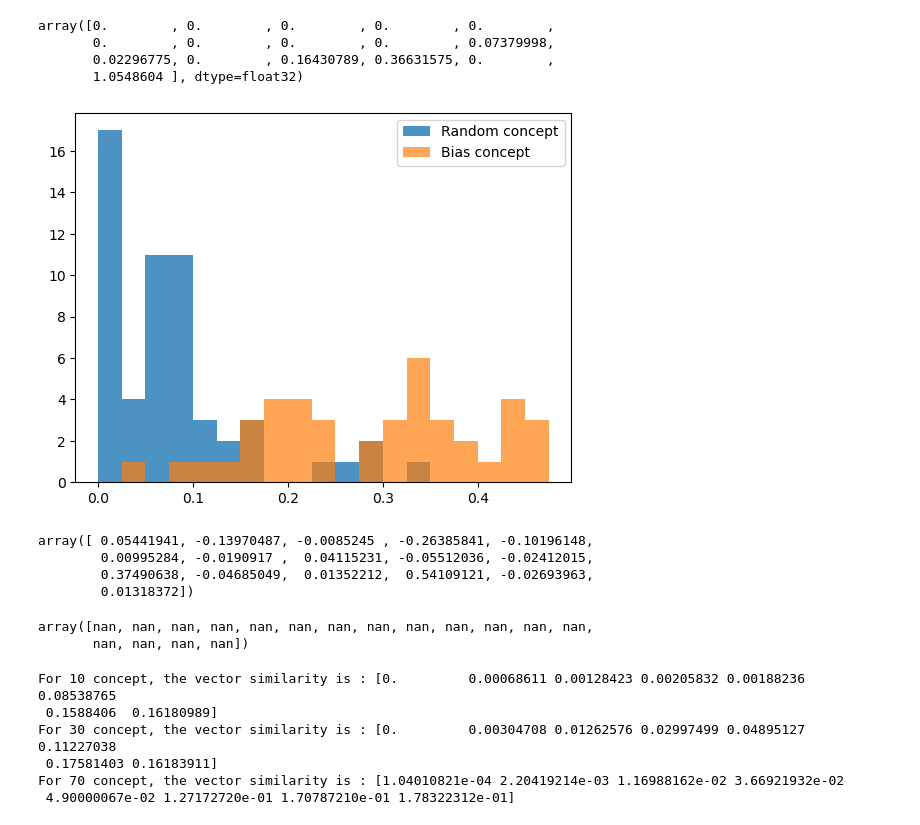
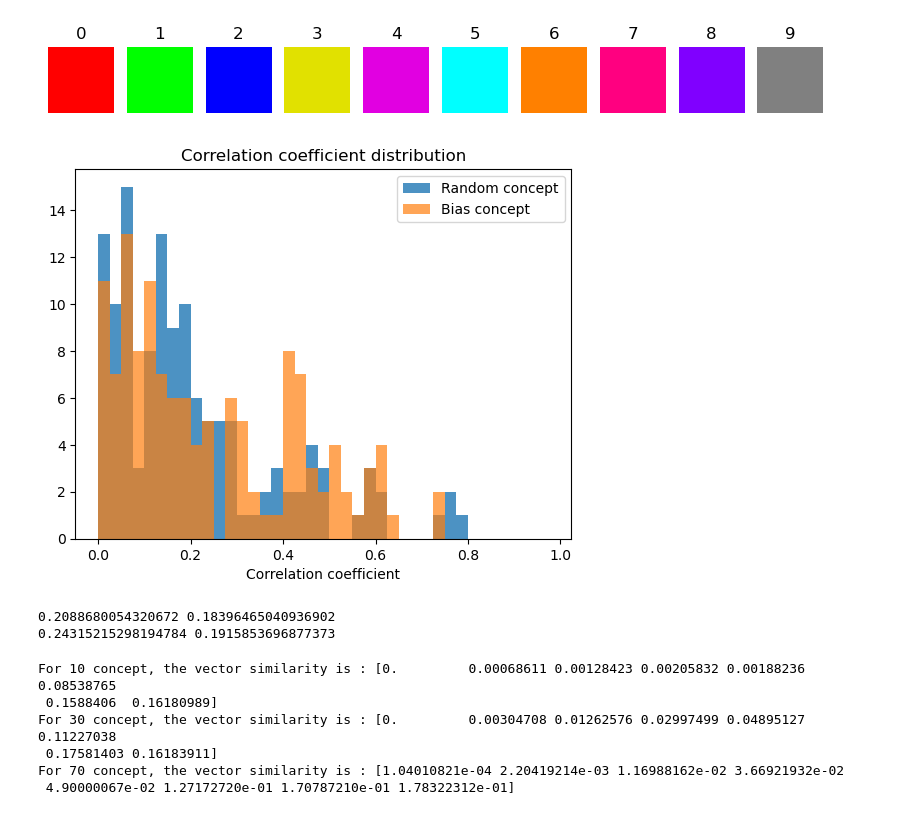
Before and after one commit to vitryt/label-free-bias-identification, a Jupyter notebook: data_recovery.ipynb, the cells around one changed output. Saved outputs shown, nothing was run; the diff lists cells and outputs as text; code cells hidden in the pictures.

```diff
--- a/data_recovery.ipynb
+++ b/data_recovery.ipynb
@@ -294,16 +265,16 @@ plt.show()
 # %%
 concept_amounts = [4, 8, 16, 32]
 patch_sizes = [4, 8, 16, 28]
-concept_id, patch_id = 2, 2
+concept_id, patch_id = 1, 1
 
 all_data = {"h0_distrib":None, "h1_distrib":None}
 patch_size = patch_sizes[patch_id]
 amount_of_concept = concept_amounts[concept_id]
-for exp_id in range(10, 16):
+for exp_id in range(3, 16):
     with open(f"/data/4vitry/models/{exp_name}/bias_{exp_id}_{concept_id}_{patch_id}.pkl", "rb") as f:
         bias_res = pkl.load(f)
     for bias_label in range(10):
-        bias_concept = int(bias_arg[exp_id-10][bias_label][concept_id][patch_id])
+        bias_concept = int(bias_arg[exp_id-3][bias_label][concept_id][patch_id])
         not_bias_concept = list(range(concept_amounts[concept_id]))
         not_bias_concept.pop(bias_concept)
         for real_label, (concepts_without_bias, concepts_with_bias) in bias_res[bias_label].items():
@@ -355,11 +326,11 @@ concept_id, patch_id = 2, 2
 all_data = {"h0_distrib":None, "h1_distrib":None}
 patch_size = patch_sizes[patch_id]
 amount_of_concept = concept_amounts[concept_id]
-for exp_id in range(10, 16):
+for exp_id in range(3, 16):
     with open(f"/data/4vitry/models/{exp_name}/bias_{exp_id}_{concept_id}_{patch_id}.pkl", "rb") as f:
         bias_res = pkl.load(f)
     for bias_label in range(10):
-        bias_concept = int(bias_arg[exp_id-10][bias_label][concept_id][patch_id])
+        bias_concept = int(bias_arg[exp_id-3][bias_label][concept_id][patch_id])
         not_bias_concept = list(range(concept_amounts[concept_id]))
         not_bias_concept.pop(bias_concept)
         for real_label, (concepts_without_bias, concepts_with_bias) in bias_res[bias_label].items():
@@ -372,61 +343,57 @@ for exp_id in range(10, 16):
                 else:
                     all_data[exp_type]["bias_concept"] = np.concatenate([all_data[exp_type]["bias_concept"], bias_data])
                     all_data[exp_type]["non_bias_concept"] = np.concatenate([all_data[exp_type]["non_bias_concept"],not_bias_data])
-# %%
-with open(f"/data/4vitry/models/{exp_name}/correlation_{exp_id}_{concept_id}_{patch_id}.pkl", "rb") as f:
-    bias_res = pkl.load(f)
-bias_res[0][0][0]
-# %% [output]
-array([0.        , 0.        , 0.        , 0.        , 0.        ,
-       0.        , 0.        , 0.        , 0.        , 0.07379998,
-       0.02296775, 0.        , 0.16430789, 0.36631575, 0.        ,
-       1.0548604 ], dtype=float32)
+# %%
+COLOUR_MAP = [[255, 0, 0], [0, 255, 0], [0, 0, 255], [225, 225, 0], [225, 0, 225],
+                  [0, 255, 255], [255, 128, 0], [255, 0, 128], [128, 0, 255], [128, 128, 128]]
+fig, axes = plt.subplots(1,10, figsize=(10,10))
+for label, color in enumerate(COLOUR_MAP):
+    axes[label].set_axis_off()
+    axes[label].set_title(loc="center", label=f"{label}")
+    axes[label].imshow([[color]])
+# %% [output]
+[figure, added]
 # %%
 concept_amounts = [4, 8, 16, 32]
 patch_sizes = [4, 8, 16, 28]
-concept_id, patch_id = 2, 2
+concept_id, patch_id = 1, 1
+
+def bias_similarity(a, b):
+    return cos_sim(np.array(COLOUR_MAP[a]).reshape(1, -1), np.array(COLOUR_MAP[b]).reshape(1, -1))
 
 res = [np.array([]), np.array([])]
-for exp_id in range(10, 16):
+for exp_id in range(3, 16):
     with open(f"/data/4vitry/models/{exp_name}/correlation_{exp_id}_{concept_id}_{patch_id}.pkl", "rb") as f:
         bias_res = pkl.load(f)
     for decomposer_label in bias_res:
         res_table = None
         is_init = False
         bias_concept = int(bias_arg[exp_id-10][decomposer_label][concept_id][patch_id])
         not_bias_concept = list(range(concept_amounts[concept_id]))
         for bias_label in bias_res[decomposer_label]:
-            value = 1 if bias_label == decomposer_label else 0
+            value = bias_similarity(decomposer_label, bias_label)
             table = np.concatenate([bias_res[decomposer_label][bias_label].T, value * np.ones((1,len(bias_res[decomposer_label][bias_label])))], axis = 0)
             if not is_init:
                 res_table = table
                 is_init = True
             else:
                 res_table = np.concatenate([res_table, table], axis = 1)
         cor = np.corrcoef(res_table)[-1][:-1]
         res[0] = np.concatenate([res[0], np.absolute(cor[not_bias_concept])])
         res[1] = np.concatenate([res[1], np.absolute(cor[bias_concept:bias_concept+1])])
-plt.hist(np.random.choice(res[0], len(res[1])), bins=np.arange(0, 0.5, 0.025), label="Random concept", histtype="barstacked", alpha=.8)
-plt.hist(res[1], bins=np.arange(0, 0.5, 0.025), label="Bias concept", histtype="barstacked", alpha=.7)
+fig, ax = plt.subplots()
+baseline = np.random.choice(res[0], len(res[1]))
+ax.hist(baseline, bins=np.arange(0, 1, 0.025), label="Random concept", histtype="barstacked", alpha=.8)
+ax.hist(res[1], bins=np.arange(0, 1, 0.025), label="Bias concept", histtype="barstacked", alpha=.7)
+ax.set(xlabel="Correlation coefficient", title="Correlation coefficient distribution")
 plt.legend()
 plt.show()
+print(baseline.mean(), baseline.std())
+print(res[1].mean(), res[1].std())
 # %% [output]
-[figure, old version]
+[figure, new version]
+0.2088680054320672 0.18396465040936902
+0.24315215298194784 0.1915853696877373
-# %%
-np.concatenate([np.array([]), np.corrcoef(res_table)[-1][:-1]])
-# %% [output]
-array([ 0.05441941, -0.13970487, -0.0085245 , -0.26385841, -0.10196148,
-        0.00995284, -0.0190917 ,  0.04115231, -0.05512036, -0.02412015,
-        0.37490638, -0.04685049,  0.01352212,  0.54109121, -0.02693963,
-        0.01318372])
-# %%
-decomposer_label = 1
-bias_label = 1
-table = np.concatenate([bias_res[decomposer_label][bias_label].T, np.ones((1,len(bias_res[decomposer_label][bias_label])))], axis = 0)
-np.corrcoef(table)[-1]
-# %% [output]
-array([nan, nan, nan, nan, nan, nan, nan, nan, nan, nan, nan, nan, nan,
-       nan, nan, nan, nan])
 # %%
 exp_id = 1
 studied_bias = 0
```
Also changed, not shown: parts of 11 cells of this notebook, 5 other files.
